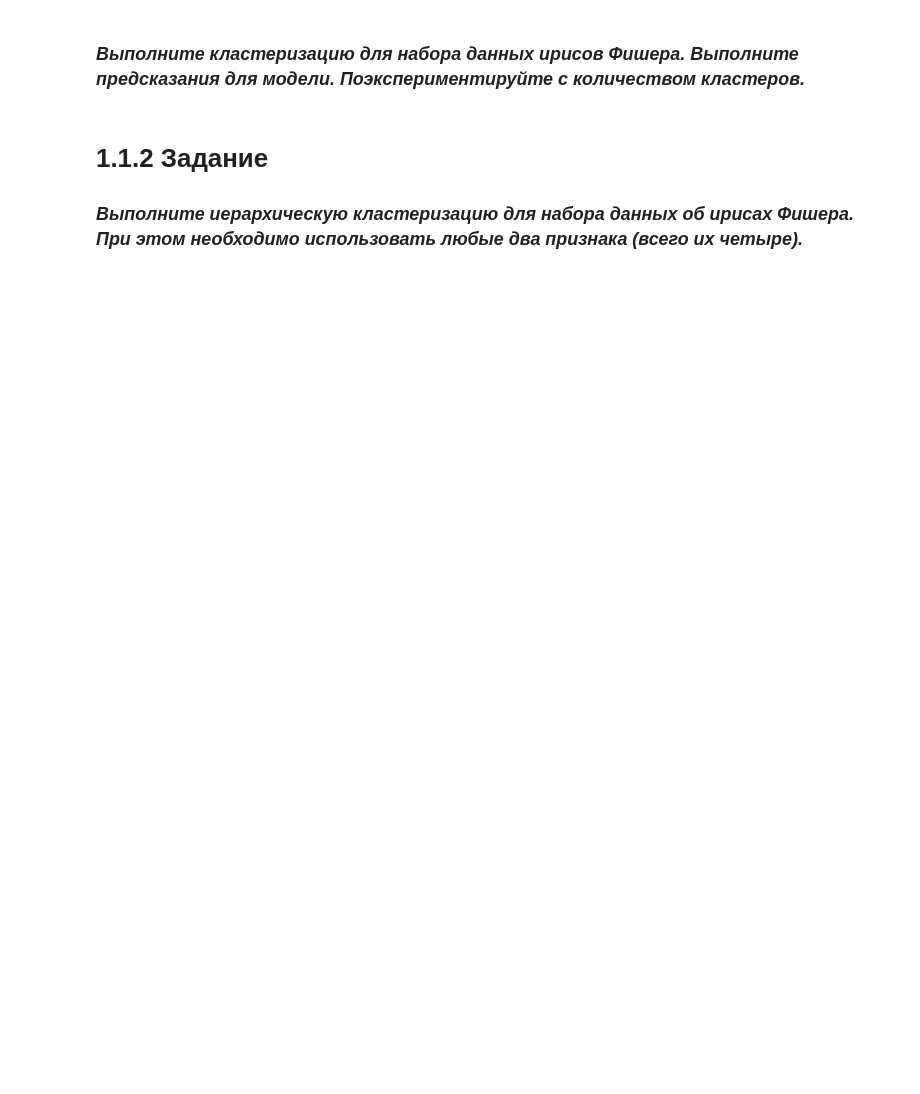
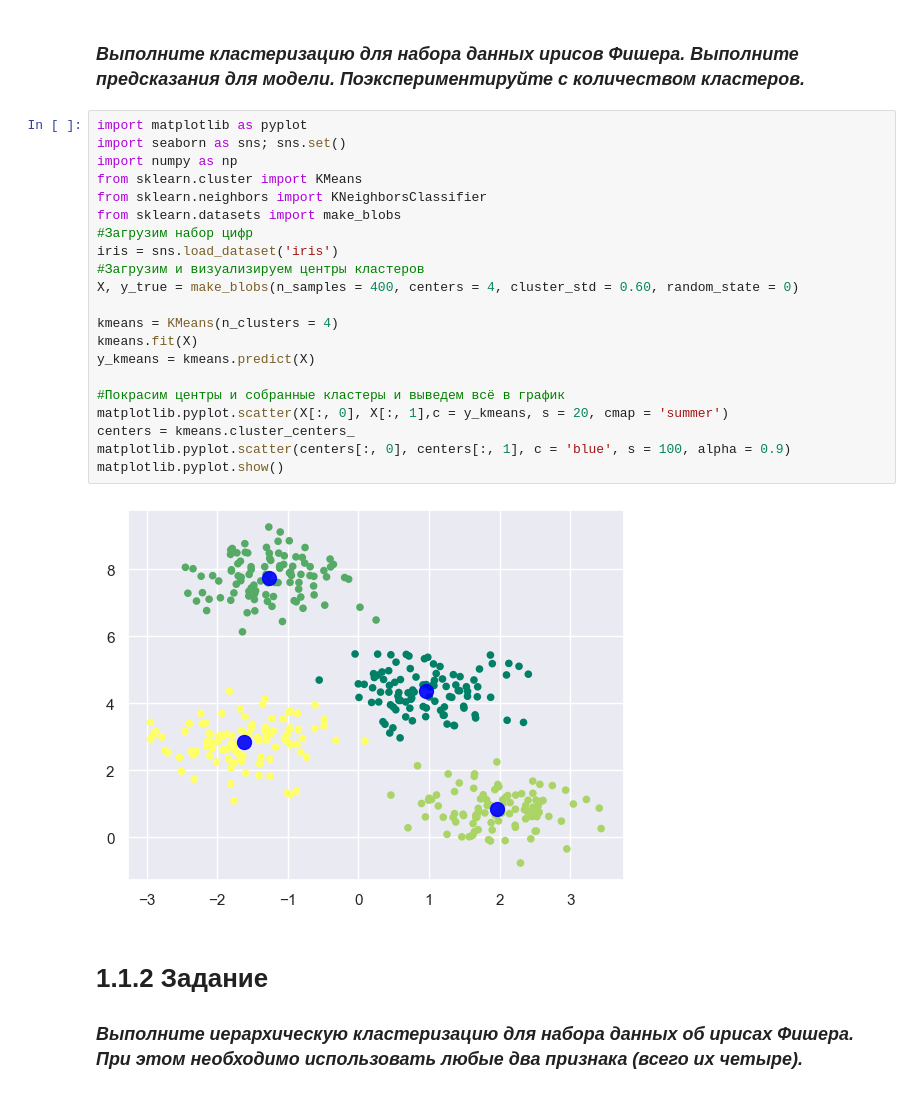
Before and after one commit to mr1necs/MIREA_AI, a Jupyter notebook: Grigorev_M_Workbook8.ipynb, the cells around one changed output. Saved outputs shown, nothing was run; the diff lists cells and outputs as text; blank space fills up the shorter version.

```diff
--- a/Grigorev_M_Workbook8.ipynb
+++ b/Grigorev_M_Workbook8.ipynb
@@ -6,5 +36,28 @@
 # %% [markdown]
 ### ***Выполните кластеризацию для набора данных ирисов Фишера. Выполните предсказания для модели. Поэкспериментируйте с количеством кластеров.***
+# %%
+import matplotlib as pyplot
+import seaborn as sns; sns.set()
+import numpy as np
+from sklearn.cluster import KMeans
+from sklearn.neighbors import KNeighborsClassifier
+from sklearn.datasets import make_blobs
+#Загрузим набор цифр
+iris = sns.load_dataset('iris')
+#Загрузим и визуализируем центры кластеров
+X, y_true = make_blobs(n_samples = 400, centers = 4, cluster_std = 0.60, random_state = 0)
+
+kmeans = KMeans(n_clusters = 4)
+kmeans.fit(X)
+y_kmeans = kmeans.predict(X)
+
+#Покрасим центры и собранные кластеры и выведем всё в график
+matplotlib.pyplot.scatter(X[:, 0], X[:, 1],c = y_kmeans, s = 20, cmap = 'summer')
+centers = kmeans.cluster_centers_
+matplotlib.pyplot.scatter(centers[:, 0], centers[:, 1], c = 'blue', s = 100, alpha = 0.9)
+matplotlib.pyplot.show()
+# %% [output]
+[figure, added]
 # %% [markdown]
 # 1.1.2 Задание
 ### ***Выполните иерархическую кластеризацию для набора данных об ирисах Фишера. При этом необходимо использовать любые два признака (всего их четыре).***
```
Also changed, not shown: parts of 2 cells of this notebook.
